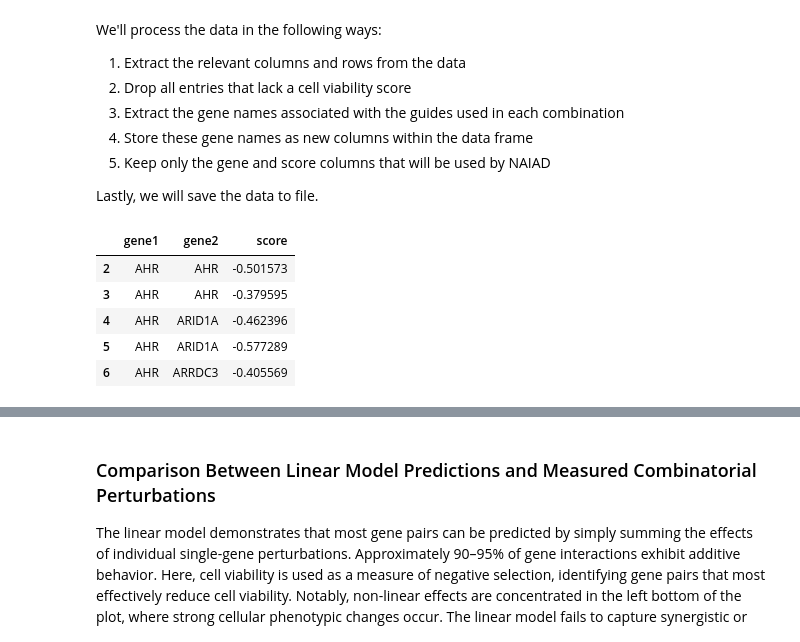
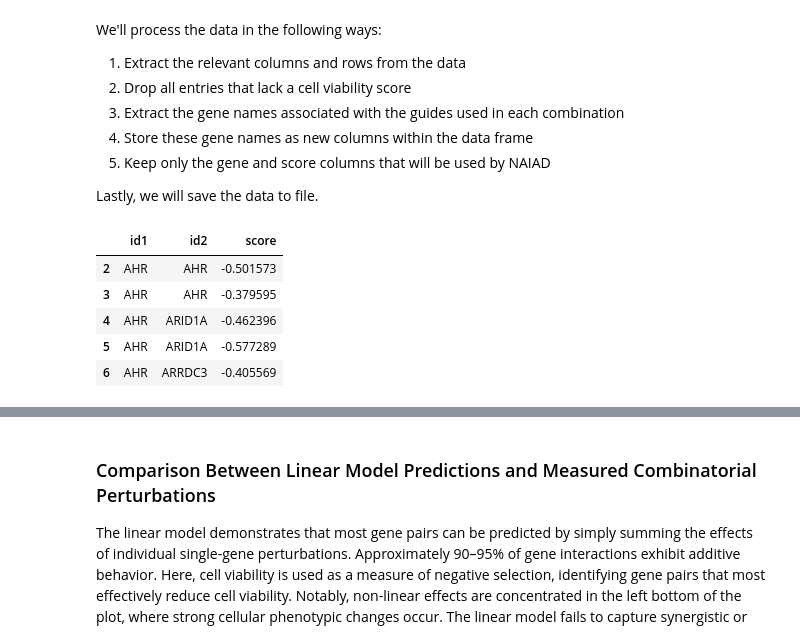
Before and after one commit to NeptuneBio/NAIAD, a Jupyter notebook: tutorials/data_preparation_tutorial.ipynb, the cells around one changed output, grey strips where cells are left out. Cells and saved outputs as stored; diff of their text form; code cells hidden in the pictures.

```diff
--- a/tutorials/data_preparation_tutorial.ipynb
+++ b/tutorials/data_preparation_tutorial.ipynb
@@ -73,29 +75,29 @@ Lastly, we will save the data to file.
 # %%
 # 1. Extract the relevant columns and rows from the data
 # 2. Drop all entries that lack a cell viability score
 norman_data = norman_data.iloc[2:, [0, 15]]                 # drop first 2 rows, and only take columns 0 and 15
 norman_data.columns = ['guides', 'score']                   # rename the columns to something more convenient
 norman_data = norman_data[~norman_data['score'].isna()]     # drop combinations without a score
 
 # 3. Extract the gene names associated with the guides used in each combination
 gene_pairs = norman_data.iloc[:, 0]
 g1, g2 = zip(*[[g.split('_')[0] for g in pair.split('++')] for pair in gene_pairs])
 
 
 # 4. Store these gene names as new columns within the data frame
-norman_data['gene1'] = g1
-norman_data['gene2'] = g2
+norman_data['id1'] = g1
+norman_data['id2'] = g2
 
 # 5. Keep only the gene and score columns that will be used by NAIAD
-norman_data = norman_data.loc[:, ['gene1', 'gene2', 'score']]
+norman_data = norman_data.loc[:, ['id1', 'id2', 'score']]
 
 # save data to file
 norman_comb_file = os.path.join(norman_dir, 'norman_gamma_score.csv')
 norman_data.to_csv(norman_comb_file)
 
 norman_data.head()
 # %% [output]
-|  | gene1 | gene2 | score |
+|  | id1 | id2 | score |
 | 2 | AHR | AHR | -0.501573 |
 | 3 | AHR | AHR | -0.379595 |
 | 4 | AHR | ARID1A | -0.462396 |
```
Also changed, not shown: parts of 10 cells of this notebook, 10 other files.
